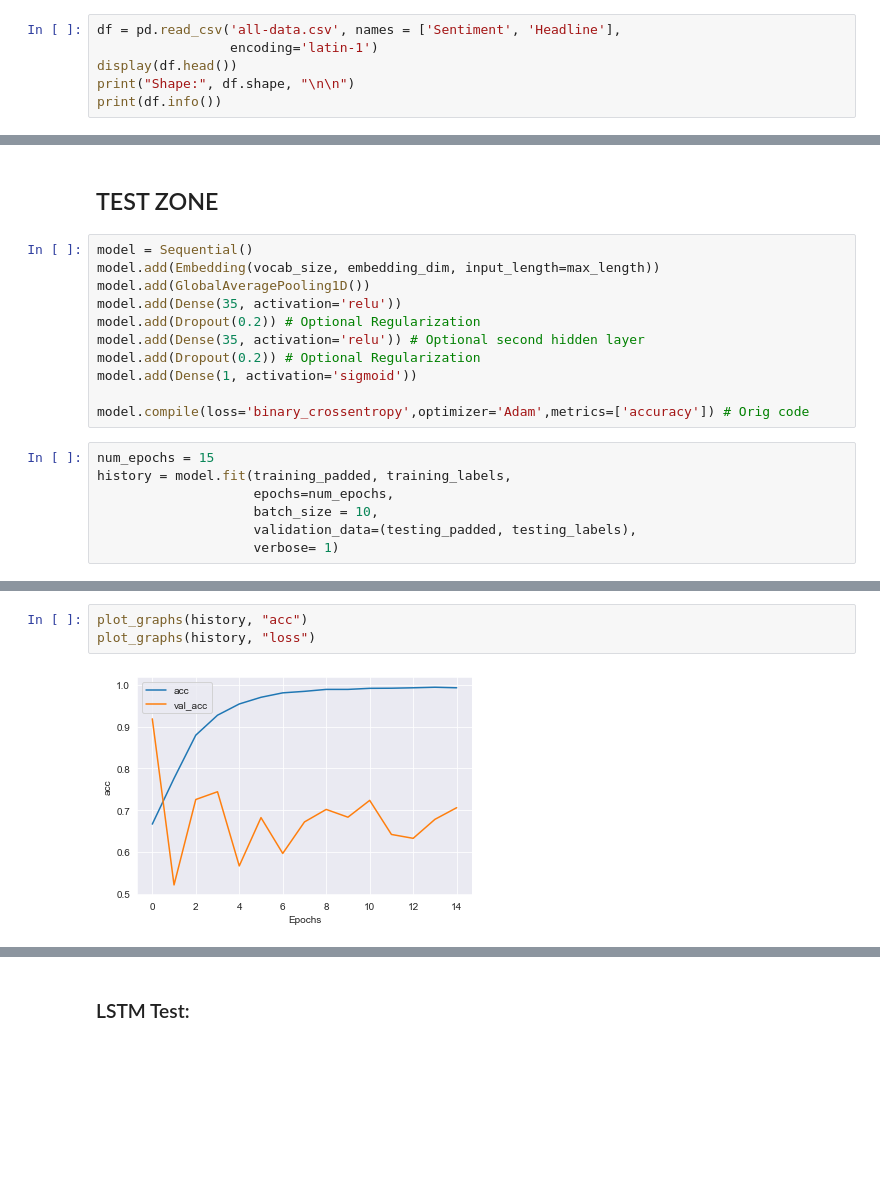
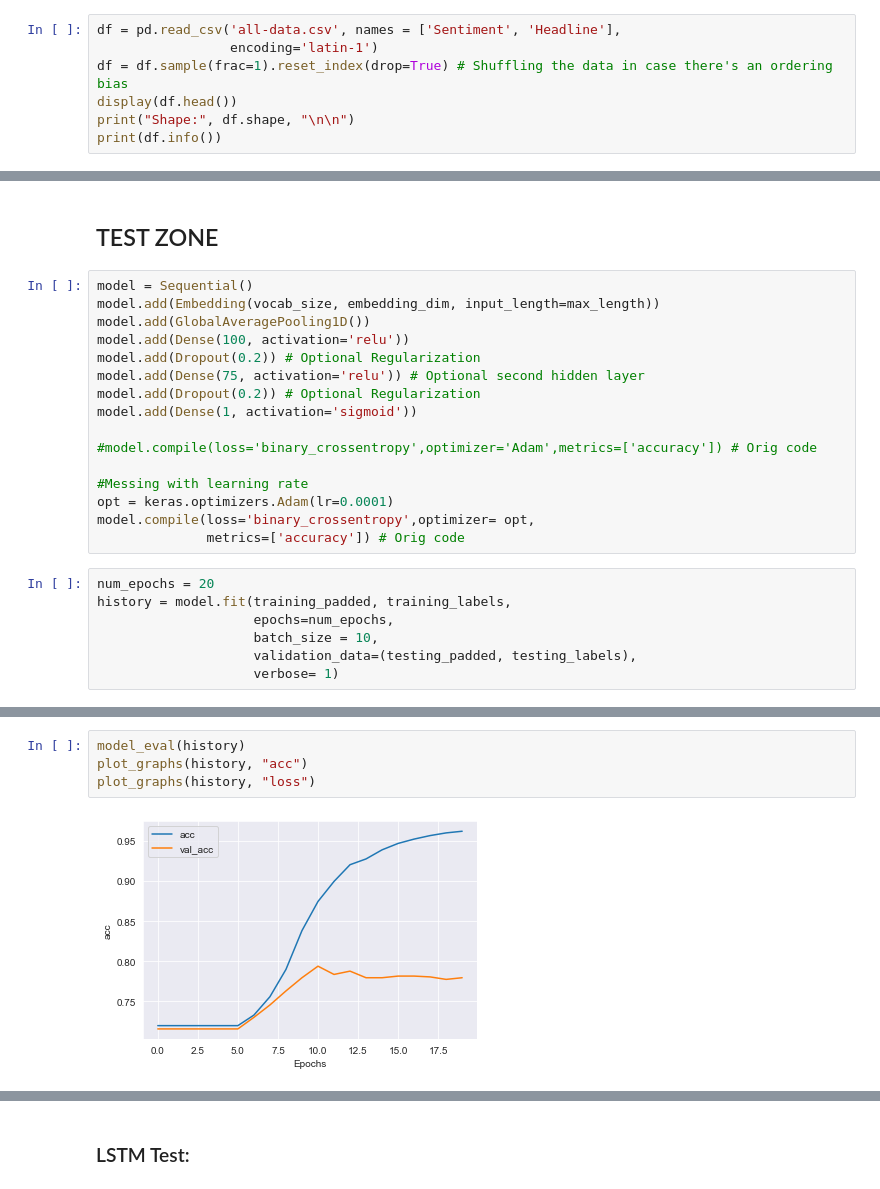
Before and after one commit to thomaskbrown18/financial_news_nlp, a Jupyter notebook: binary_model.ipynb, the cells around one changed output, grey strips where cells are left out. Cells and saved outputs as stored; diff of their text form; blank space fills up the shorter version.

```diff
--- a/binary_model.ipynb
+++ b/binary_model.ipynb
@@ -85,6 +87,7 @@ pd.set_option('display.max_colwidth', -1)
 # %%
 df = pd.read_csv('all-data.csv', names = ['Sentiment', 'Headline'],
                  encoding='latin-1')
+df = df.sample(frac=1).reset_index(drop=True) # Shuffling the data in case there's an ordering bias
 display(df.head())
 print("Shape:", df.shape, "\n\n")
 print(df.info())
@@ -423,15 +440,20 @@ Now it's time to build a baseline neural network:
 model = Sequential()
 model.add(Embedding(vocab_size, embedding_dim, input_length=max_length))
 model.add(GlobalAveragePooling1D())
-model.add(Dense(35, activation='relu'))
+model.add(Dense(100, activation='relu'))
 model.add(Dropout(0.2)) # Optional Regularization
-model.add(Dense(35, activation='relu')) # Optional second hidden layer
+model.add(Dense(75, activation='relu')) # Optional second hidden layer
 model.add(Dropout(0.2)) # Optional Regularization
 model.add(Dense(1, activation='sigmoid'))
 
-model.compile(loss='binary_crossentropy',optimizer='Adam',metrics=['accuracy']) # Orig code
+#model.compile(loss='binary_crossentropy',optimizer='Adam',metrics=['accuracy']) # Orig code
+
+#Messing with learning rate
+opt = keras.optimizers.Adam(lr=0.0001)
+model.compile(loss='binary_crossentropy',optimizer= opt,
+              metrics=['accuracy']) # Orig code
 # %%
-num_epochs = 15
+num_epochs = 20
 history = model.fit(training_padded, training_labels,
                     epochs=num_epochs,
                     batch_size = 10,
@@ -458,5 +480,6 @@ Epoch 15/15
 # %%
+model_eval(history)
 plot_graphs(history, "acc")
 plot_graphs(history, "loss")
 # %% [output]
-[figure, old version]
+[figure, new version]
```
Also changed, not shown: parts of 39 cells of this notebook, 3 other files.
